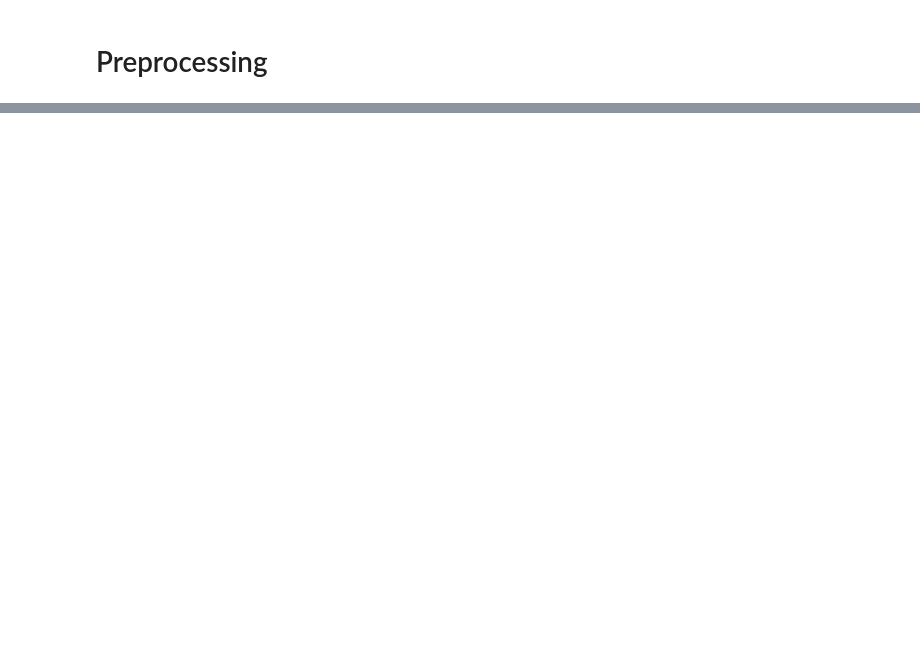
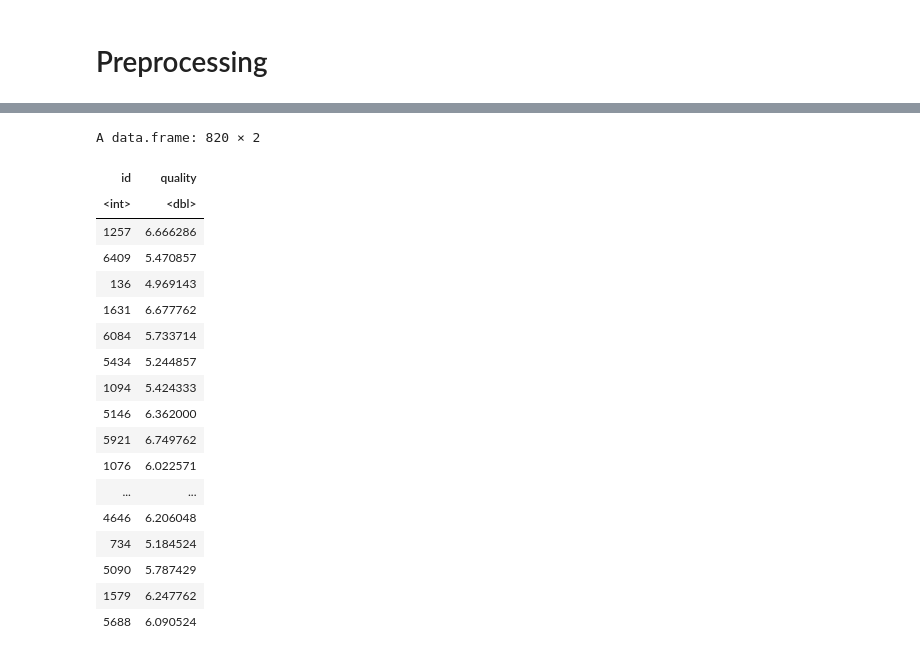
Before and after one commit to leanhtu-AI/Wine_Quality_Prediction_UsingR, a Jupyter notebook: model.ipynb, the cells around one changed output, grey strips where cells are left out. Drawn from its saved outputs; the diff is of its cells as text; code cells hidden in the pictures; blank space fills up the shorter version.

```diff
--- a/model.ipynb
+++ b/model.ipynb
@@ -119,0 +64,5 @@ Warning message in randomForest.default(x, y, mtry = param$mtry, ...):
+# %%
+trainData$free_total <- trainData$free.sulfur.dioxide / trainData$total.sulfur.dioxide
+trainData$total_res <- trainData$total.sulfur.dioxide / trainData$residual.sugar
+trainData$res_total <- trainData$residual.sugar / trainData$total.sulfur.dioxide
+summary(trainData)
@@ -152,12 +294,30 @@ Warning message in randomForest.default(x, y, mtry = param$mtry, ...):
 # %%
-# # Train the final model on the entire training data
-# final_model <- randomForest(quality ~ ., data = trainData, ntree = 100)
+# Make predictions on the test data
+test_predictions <- predict(model, newdata = t)
+# Create a data frame with 'id' and 'quality' columns
+result <- data.frame(id = testData$id, quality = test_predictions)
 
-# # Make predictions on the test data
-# test_predictions <- predict(final_model, newdata = testData)
-# rounded_predictions <- round(test_predictions)
-# # Create a data frame with 'id' and 'quality' columns
-# result <- data.frame(id = testData$id, quality = rounded_predictions)
-
-# # Save the results to a CSV file
-# write.csv(result, "result.csv", row.names = FALSE)
+# Save the results to a CSV file
+write.csv(result, "result.csv", row.names = FALSE)
+result_data <-read.csv("/kaggle/working/result.csv")
+result_data
+# %% [output]
+A data.frame: 820 × 2
+| id | quality |
+| <int> | <dbl> |
+| 1257 | 6.666286 |
+| 6409 | 5.470857 |
+| 136 | 4.969143 |
+| 1631 | 6.677762 |
+| 6084 | 5.733714 |
+| 5434 | 5.244857 |
+| 1094 | 5.424333 |
+| 5146 | 6.362000 |
+| 5921 | 6.749762 |
+| 1076 | 6.022571 |
+| ... | ... |
+| 4646 | 6.206048 |
+| 734 | 5.184524 |
+| 5090 | 5.787429 |
+| 1579 | 6.247762 |
+| 5688 | 6.090524 |
```
Also changed, not shown: parts of 30 cells of this notebook.
